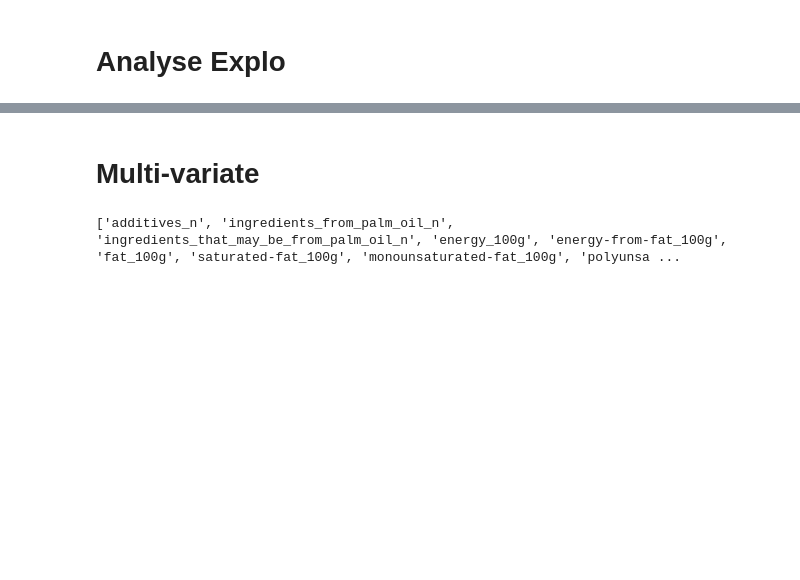
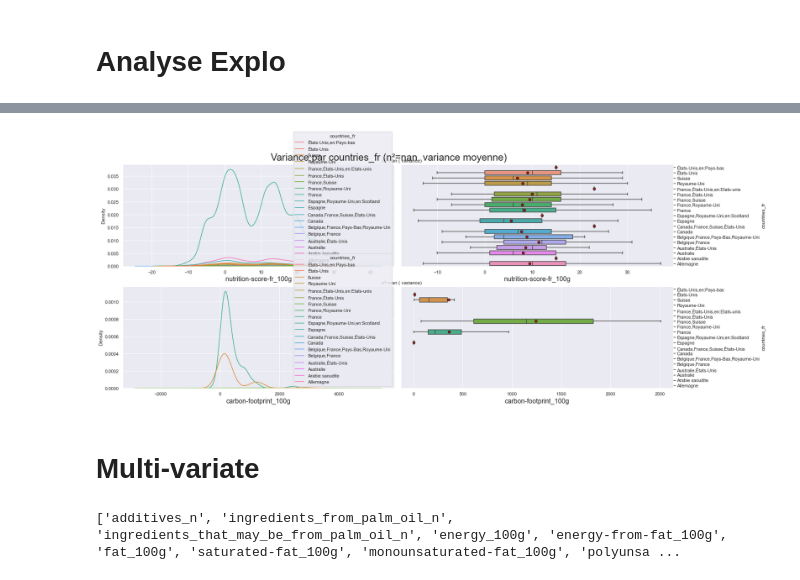
Before and after one commit to DrHadiNono/Notebooks-OC, a Jupyter notebook: Projets/P3/p3_pandas.ipynb, the cells around one changed output, grey strips where cells are left out. Saved outputs shown, nothing was run; the diff lists cells and outputs as text; code cells hidden in the pictures; blank space fills up the shorter version.

```diff
--- a/Projets/P3/p3_pandas.ipynb
+++ b/Projets/P3/p3_pandas.ipynb
@@ -225,3 +326,8 @@ print(len(main_category), main_category[:10])
+# %%
+X = 'countries_fr' #qualitative
+ANOVA(df[df[X].isin(df[X].unique().tolist()[:20])], X, ['nutrition-score-fr_100g', 'carbon-footprint_100g'])
+# %% [output]
+[figure, added]
 # %% [markdown]
 # Multi-variate
 # %%
```
Also changed, not shown: parts of 51 cells of this notebook, 1 other file.
